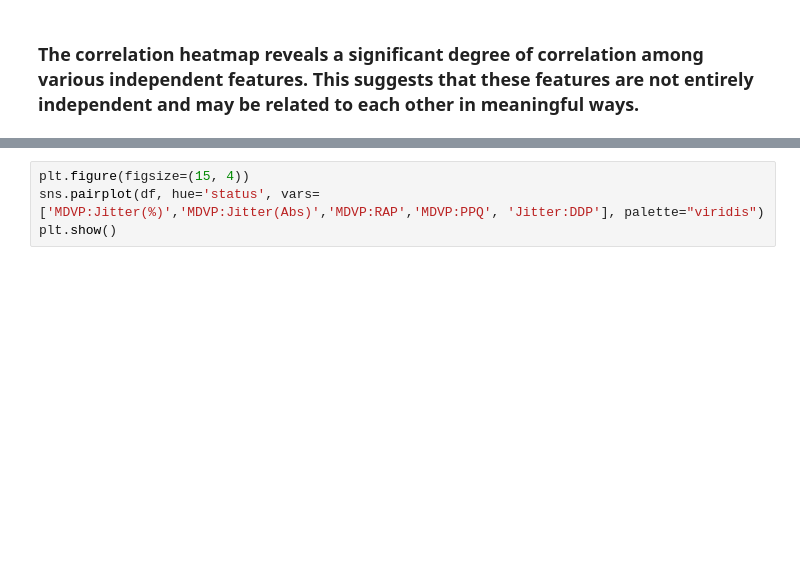
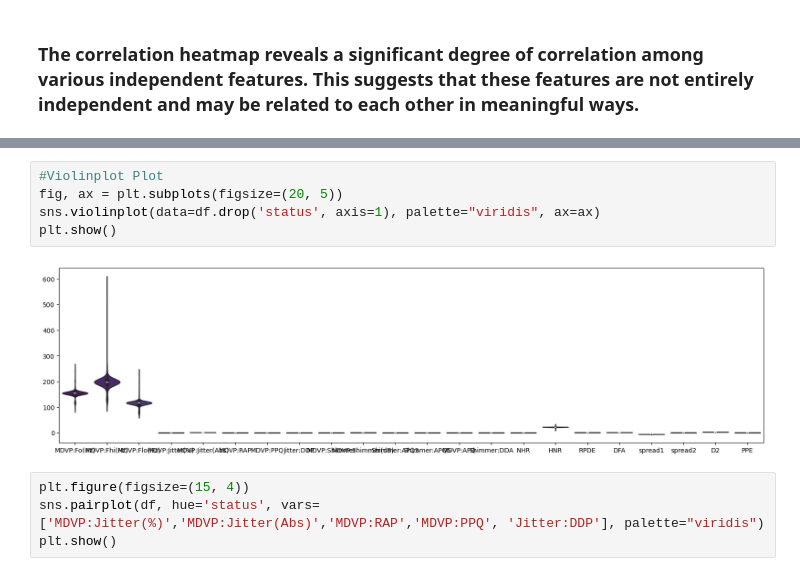
Before and after one commit to Bishwaprotapi/Parkinson-s-DiseaseML, a Jupyter notebook: parkinson disease.ipynb, the cells around one changed output, grey strips where cells are left out. Saved outputs shown, nothing was run; the diff lists cells and outputs as text; blank space fills up the shorter version.

```diff
--- a/parkinson disease.ipynb
+++ b/parkinson disease.ipynb
@@ -294,3 +262,10 @@ Passing `palette` without assigning `hue` is deprecated and will be removed in v
+# %%
+#Violinplot Plot
+fig, ax = plt.subplots(figsize=(20, 5))
+sns.violinplot(data=df.drop('status', axis=1), palette="viridis", ax=ax)
+plt.show()
+# %% [output]
+[figure, added]
 # %%
 plt.figure(figsize=(15, 4))
 sns.pairplot(df, hue='status', vars=['MDVP:Jitter(%)','MDVP:Jitter(Abs)','MDVP:RAP','MDVP:PPQ', 'Jitter:DDP'], palette="viridis")
```
Also changed, not shown: parts of 13 cells of this notebook.
